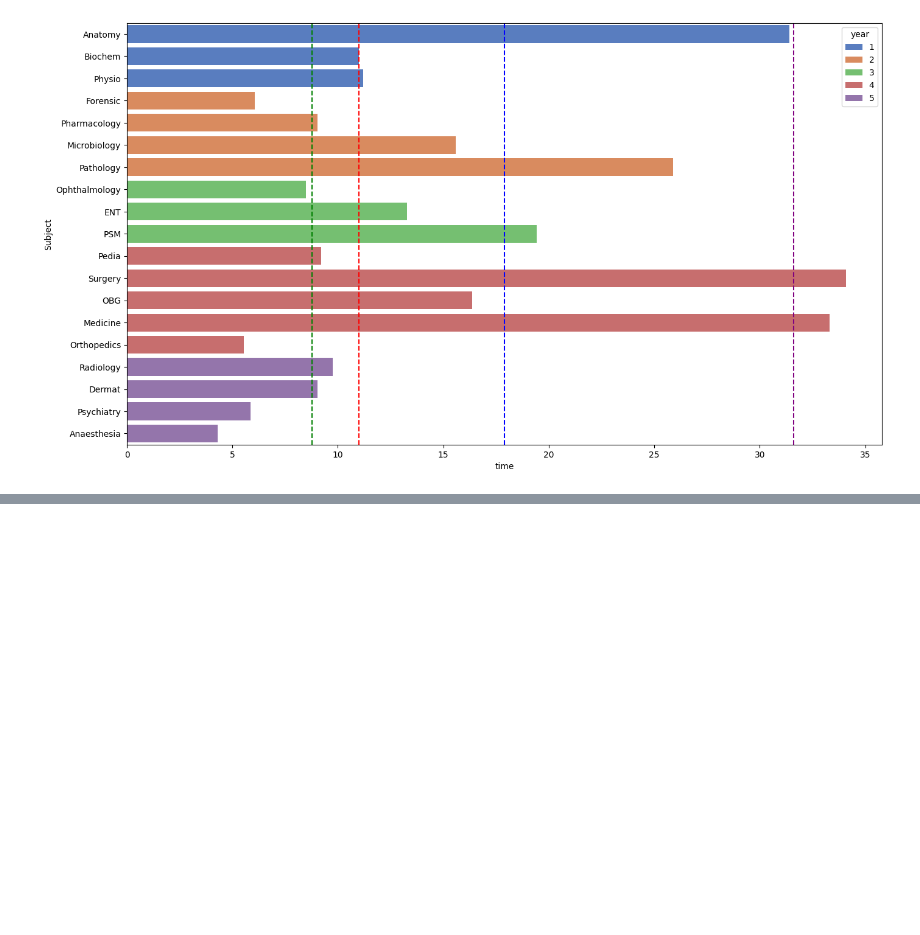
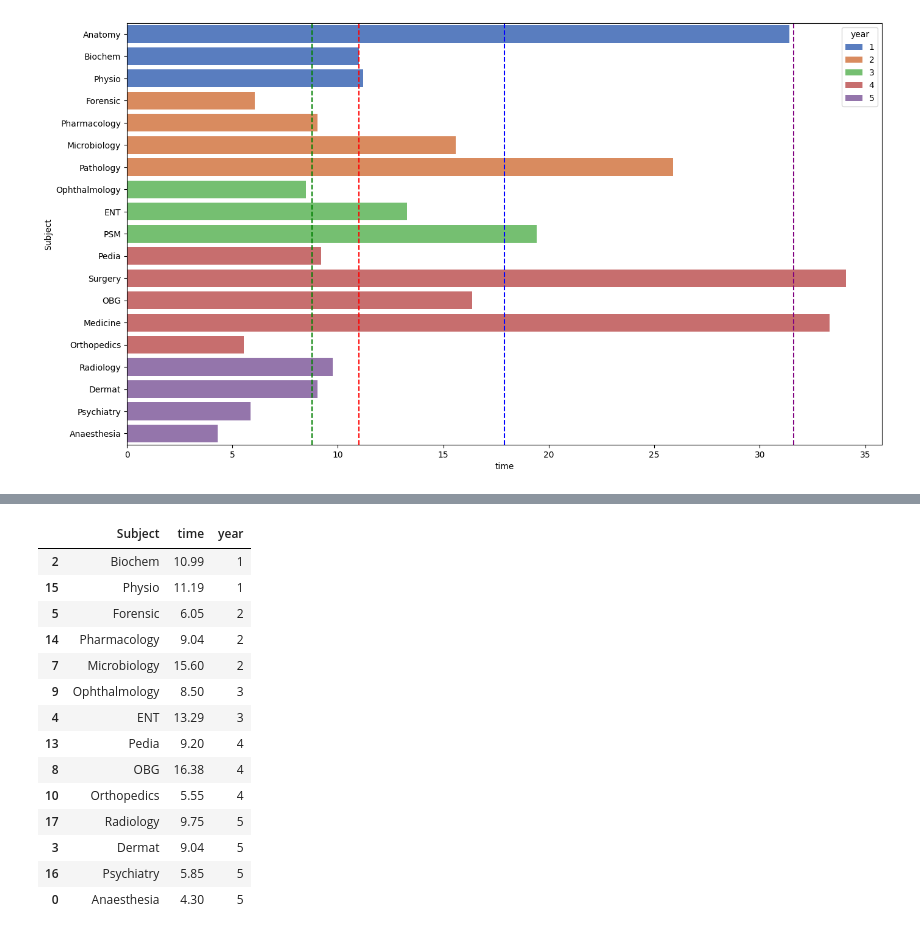
Before and after one commit to dr-a-r/NEET_RR_Analysis, a Jupyter notebook: NEET EDA.ipynb, the cells around one changed output, grey strips where cells are left out. Saved outputs shown, nothing was run; the diff lists cells and outputs as text; code cells hidden in the pictures; blank space fills up the shorter version.

```diff
--- a/NEET EDA.ipynb
+++ b/NEET EDA.ipynb
@@ -158,0 +173,19 @@ plt.axvline(x=q3, color='blue', linestyle='--')
+# %%
+less_than_q3 = new_df[new_df.time < q3].sort_values('year')
+less_than_q3
+# %% [output]
+|  | Subject | time | year |
+| 2 | Biochem | 10.99 | 1 |
+| 15 | Physio | 11.19 | 1 |
+| 5 | Forensic | 6.05 | 2 |
+| 14 | Pharmacology | 9.04 | 2 |
+| 7 | Microbiology | 15.60 | 2 |
+| 9 | Ophthalmology | 8.50 | 3 |
+| 4 | ENT | 13.29 | 3 |
+| 13 | Pedia | 9.20 | 4 |
+| 8 | OBG | 16.38 | 4 |
+| 10 | Orthopedics | 5.55 | 4 |
+| 17 | Radiology | 9.75 | 5 |
+| 3 | Dermat | 9.04 | 5 |
+| 16 | Psychiatry | 5.85 | 5 |
+| 0 | Anaesthesia | 4.30 | 5 |
```
Also changed, not shown: parts of 7 cells of this notebook.
